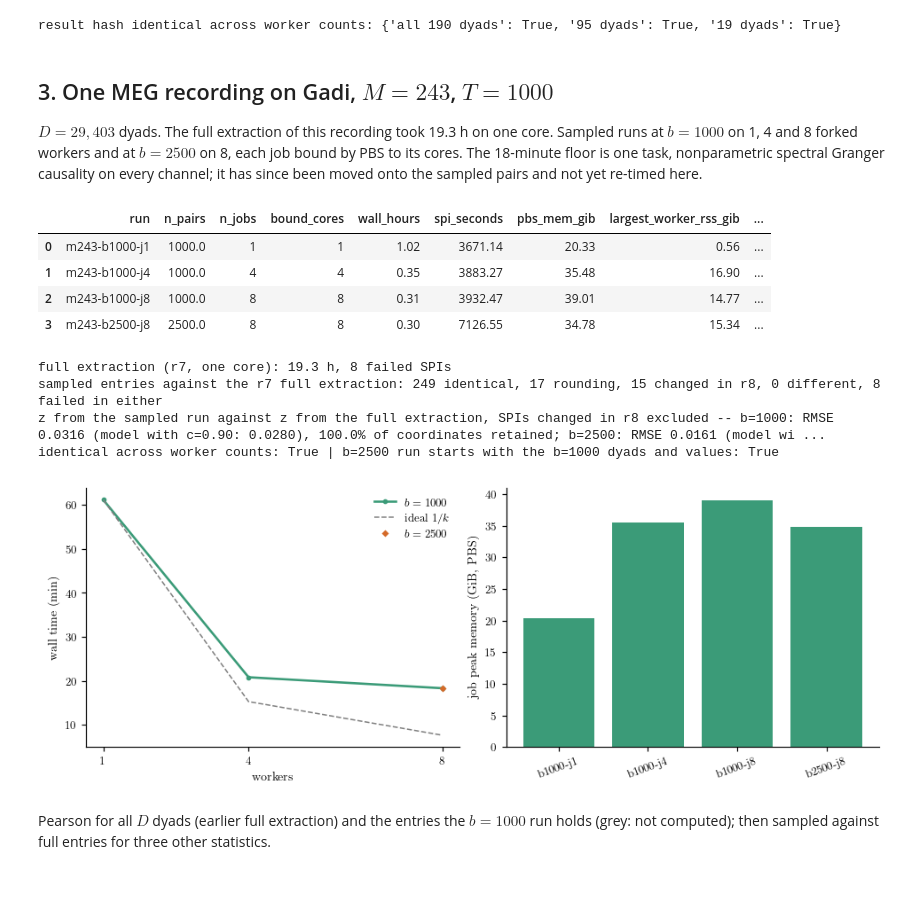
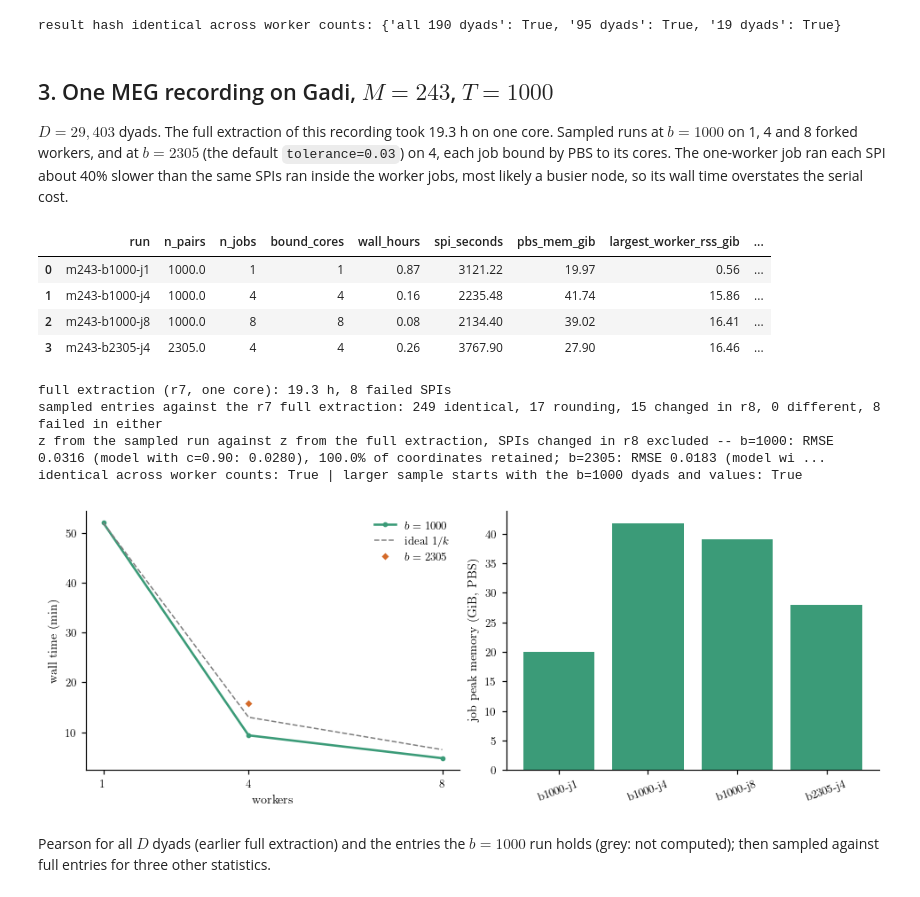
Before and after one commit to willedibam/pyspi, a Jupyter notebook: demos/optimisation/sampling-with-workers.ipynb, the cells around one changed output. Saved outputs shown, nothing was run; the diff lists cells and outputs as text; code cells hidden in the pictures.

```diff
--- a/demos/optimisation/sampling-with-workers.ipynb
+++ b/demos/optimisation/sampling-with-workers.ipynb
@@ -15,7 +15,7 @@ from pyspi.calculator import Calculator
 
 plt = V.figure_style(backend=None)
 plt.rcParams["figure.dpi"] = 110
-RESULTS, GADI = BENCH / "results", BENCH / "results" / "gadi-smoke"
+RESULTS, GADI = BENCH / "results", BENCH / "results" / "gadi-smoke-2"
 # %% [markdown]
 ## 1. One result; checkpoints tied to the sample
 # %%
@@ -70,7 +70,7 @@ result hash identical across worker counts: {'all 190 dyads': True, '95 dyads':
 # %% [markdown]
 ## 3. One MEG recording on Gadi, $M=243$, $T=1000$
 
-$D = 29{,}403$ dyads. The full extraction of this recording took 19.3 h on one core. Sampled runs at $b=1000$ on 1, 4 and 8 forked workers and at $b=2500$ on 8, each job bound by PBS to its cores. The 18-minute floor is one task, nonparametric spectral Granger causality on every channel; it has since been moved onto the sampled pairs and not yet re-timed here.
+$D = 29{,}403$ dyads. The full extraction of this recording took 19.3 h on one core. Sampled runs at $b=1000$ on 1, 4 and 8 forked workers, and at $b=2305$ (the default `tolerance=0.03`) on 4, each job bound by PBS to its cores. The one-worker job ran each SPI about 40\% slower than the same SPIs ran inside the worker jobs, most likely a busier node, so its wall time overstates the serial cost.
 # %%
 if (GADI / "summary.json").exists():
     summary = json.loads((GADI / "summary.json").read_text())
@@ -80,31 +80,31 @@ if (GADI / "summary.json").exists():
     for key in ("m243_dense_reference", "m243_vs_dense", "m243_z_error"):
         print(summary[key])
     print("identical across worker counts:", summary["identical_across_workers"]["m243-b1000"],
-          "| b=2500 run starts with the b=1000 dyads and values:", summary["nested_prefix_identical"])
+          "| larger sample starts with the b=1000 dyads and values:", summary["nested_prefix_identical"])
 # %% [output]
 |  | run | n_pairs | n_jobs | bound_cores | wall_hours | spi_seconds | pbs_mem_gib | largest_worker_rss_gib | ... |
-| 0 | m243-b1000-j1 | 1000.0 | 1 | 1 | 1.02 | 3671.14 | 20.33 | 0.56 | ... |
-| 1 | m243-b1000-j4 | 1000.0 | 4 | 4 | 0.35 | 3883.27 | 35.48 | 16.90 | ... |
-| 2 | m243-b1000-j8 | 1000.0 | 8 | 8 | 0.31 | 3932.47 | 39.01 | 14.77 | ... |
-| 3 | m243-b2500-j8 | 2500.0 | 8 | 8 | 0.30 | 7126.55 | 34.78 | 15.34 | ... |
+| 0 | m243-b1000-j1 | 1000.0 | 1 | 1 | 0.87 | 3121.22 | 19.97 | 0.56 | ... |
+| 1 | m243-b1000-j4 | 1000.0 | 4 | 4 | 0.16 | 2235.48 | 41.74 | 15.86 | ... |
+| 2 | m243-b1000-j8 | 1000.0 | 8 | 8 | 0.08 | 2134.40 | 39.02 | 16.41 | ... |
+| 3 | m243-b2305-j4 | 2305.0 | 4 | 4 | 0.26 | 3767.90 | 27.90 | 16.46 | ... |
 full extraction (r7, one core): 19.3 h, 8 failed SPIs
 sampled entries against the r7 full extraction: 249 identical, 17 rounding, 15 changed in r8, 0 different, 8 failed in either
-z from the sampled run against z from the full extraction, SPIs changed in r8 excluded -- b=1000: RMSE 0.0316 (model with c=0.90: 0.0280), 100.0% of coordinates retained; b=2500: RMSE 0.0161 (model wi ...
-identical across worker counts: True | b=2500 run starts with the b=1000 dyads and values: True
+z from the sampled run against z from the full extraction, SPIs changed in r8 excluded -- b=1000: RMSE 0.0316 (model with c=0.90: 0.0280), 100.0% of coordinates retained; b=2305: RMSE 0.0183 (model wi ...
+identical across worker counts: True | larger sample starts with the b=1000 dyads and values: True
 # %%
 if (GADI / "summary.json").exists():
     part = g[g.n_pairs == 1000].sort_values("n_jobs")
     fig, (a, b) = plt.subplots(1, 2, figsize=(8.6, 3.1))
     a.plot(part.n_jobs, part.wall_hours * 60, "o-", color="#3b9b78", label=r"$b=1000$")
     a.plot(part.n_jobs, part.wall_hours.iloc[0] * 60 / part.n_jobs, color=".5", ls="--", lw=1, label=r"ideal $1/k$")
-    big = g[g.n_pairs == 2500]
-    a.plot(big.n_jobs, big.wall_hours * 60, "D", color="#d46a29", label=r"$b=2500$")
+    big = g[g.n_pairs != 1000]
+    a.plot(big.n_jobs, big.wall_hours * 60, "D", color="#d46a29", label=rf"$b={int(big.n_pairs.iloc[0])}$")
     a.set(xlabel="workers", ylabel="wall time (min)", xticks=part.n_jobs); a.legend()
     b.bar(g.run.str.replace("m243-", ""), g.pbs_mem_gib, color="#3b9b78")
     b.set(ylabel="job peak memory (GiB, PBS)"); b.tick_params(axis="x", labelrotation=20)
     plt.show()
 # %% [output]
-[figure, old version]
+[figure, new version]
 # %% [markdown]
 Pearson for all $D$ dyads (earlier full extraction) and the entries the $b=1000$ run holds (grey: not computed); then sampled against full entries for three other statistics.
 # %%
```
Also changed, not shown: 14 other files.
